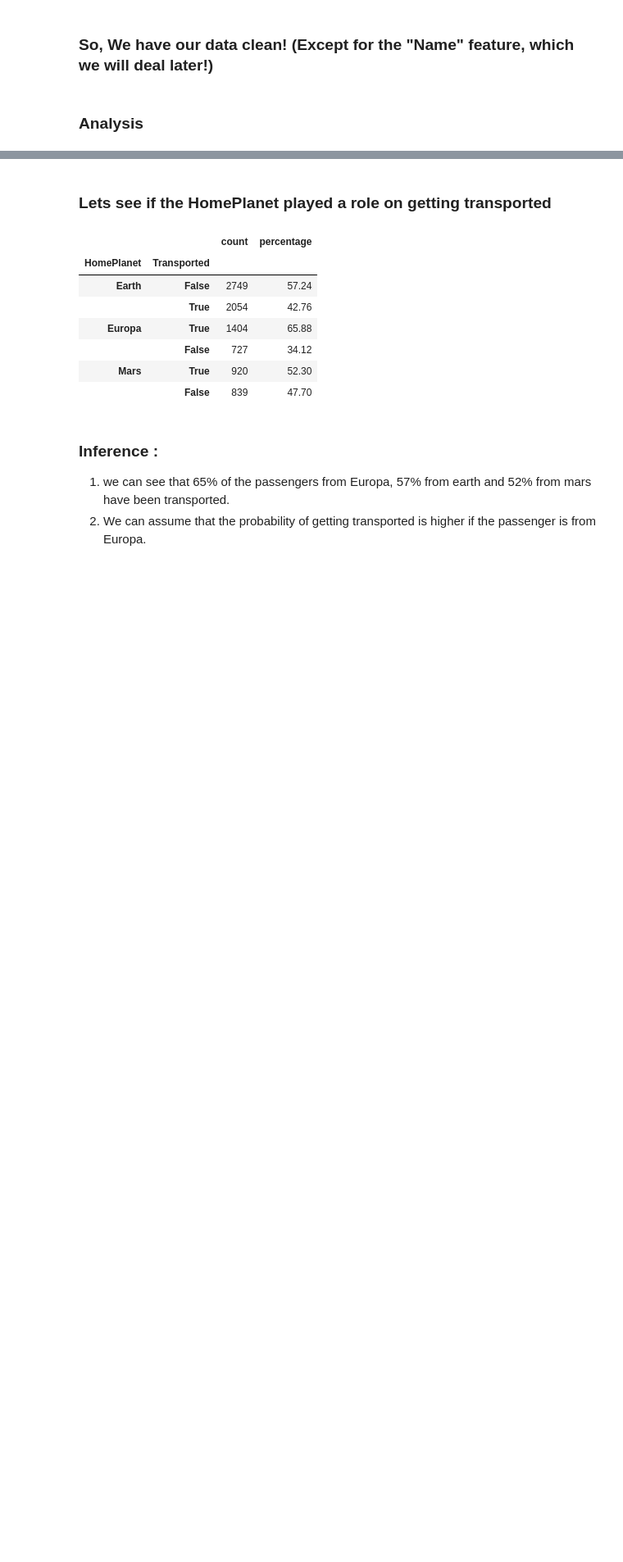
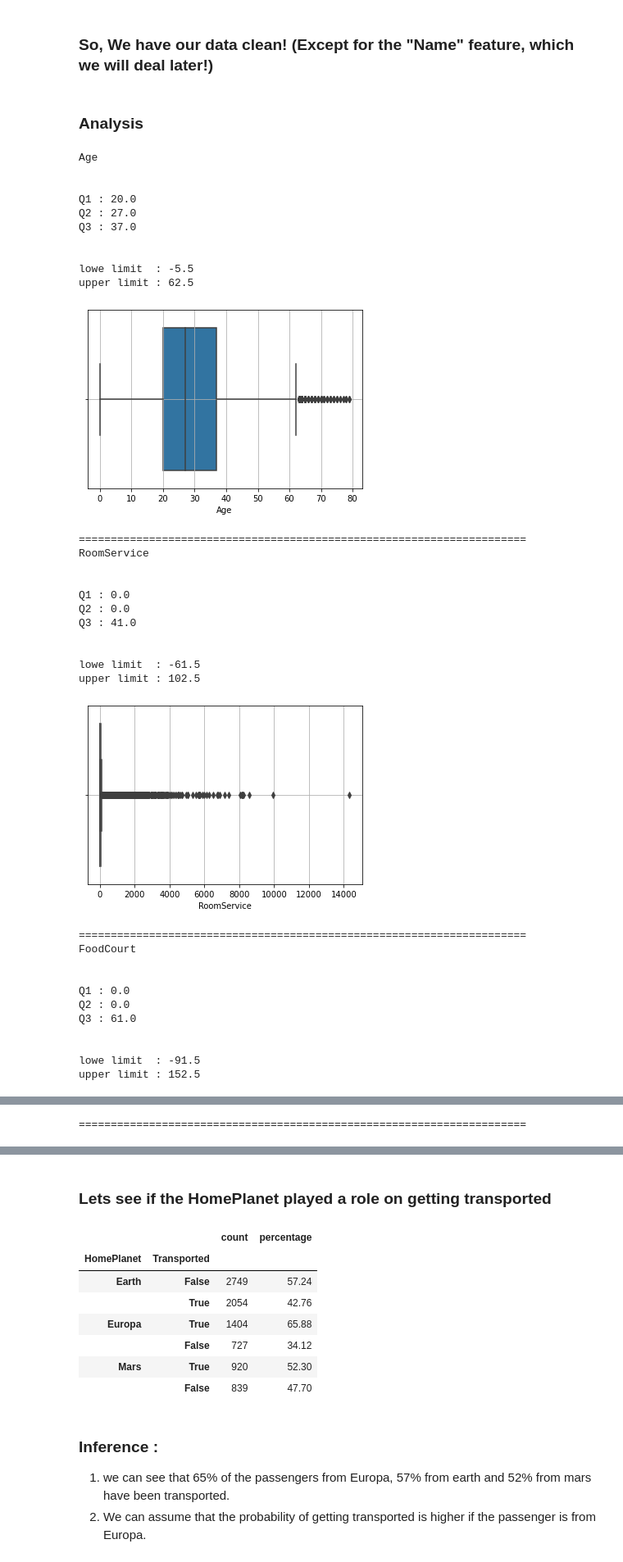
Before and after one commit to SharanKalyan/Spaceship-Titanic-Kaggle, a Jupyter notebook: 2_Analysis.ipynb, the cells around one changed output, grey strips where cells are left out. Shown: that part at 82% size. Saved outputs shown, nothing was run; the diff lists cells and outputs as text; code cells hidden in the pictures; blank space fills up the shorter version.

```diff
--- a/2_Analysis.ipynb
+++ b/2_Analysis.ipynb
@@ -141,3 +141,62 @@ dtype: int64
 ### So, We have our data clean! (Except for the "Name" feature, which we will deal later!)
 # %% [markdown]
 ### Analysis
+# %%
+for i in df1.columns:
+    if (df1[i].dtypes != 'object') and (df1[i].dtypes != 'bool'):
+        print(i)
+        print('\n')
+        #sns.histplot(df1[i])
+        #plt.grid()
+        #plt.show()
+        q1 = np.percentile(df1[i],25,interpolation='midpoint')
+        q2 = np.percentile(df1[i],50,interpolation='midpoint')
+        q3 = np.percentile(df1[i],75,interpolation='midpoint')
+        iqr = (q3-q1)
+        upper_lim = q3+(1.5*iqr)
+        lowe_lim = q1-(1.5*iqr)
+        print('Q1 :',q1)
+        print('Q2 :',q2)
+        print('Q3 :',q3)
+        print('\n\nlowe limit  :',round(lowe_lim,2))
+        print('upper limit :',round(upper_lim,2))
+        sns.boxplot(df1[i])
+        plt.grid()
+        plt.show()
+        print('\n')
+        print('='*70)
+# %% [output]
+Age
+
+
+Q1 : 20.0
+Q2 : 27.0
+Q3 : 37.0
+
+
+lowe limit  : -5.5
+upper limit : 62.5
+[figure, added]
+======================================================================
+RoomService
+
+
+Q1 : 0.0
+Q2 : 0.0
+Q3 : 41.0
+
+
+lowe limit  : -61.5
+upper limit : 102.5
+[figure, added]
+======================================================================
+FoodCourt
+
+
+Q1 : 0.0
+Q2 : 0.0
+Q3 : 61.0
+
+
+lowe limit  : -91.5
+upper limit : 152.5
@@ -144,3 +240,4 @@ dtype: int64
+======================================================================
 # %%
 # df1.head()
 # %%
```
Also changed, not shown: parts of 85 cells of this notebook, 2 other files.
